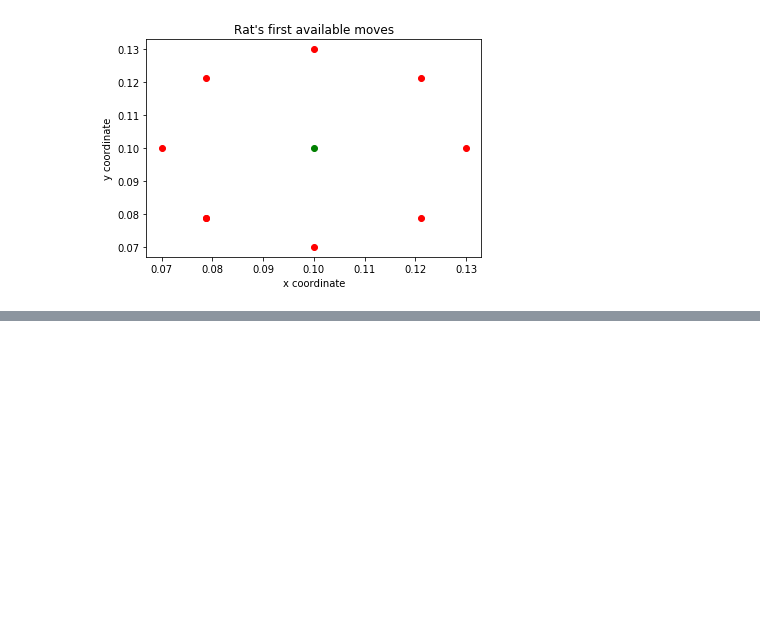
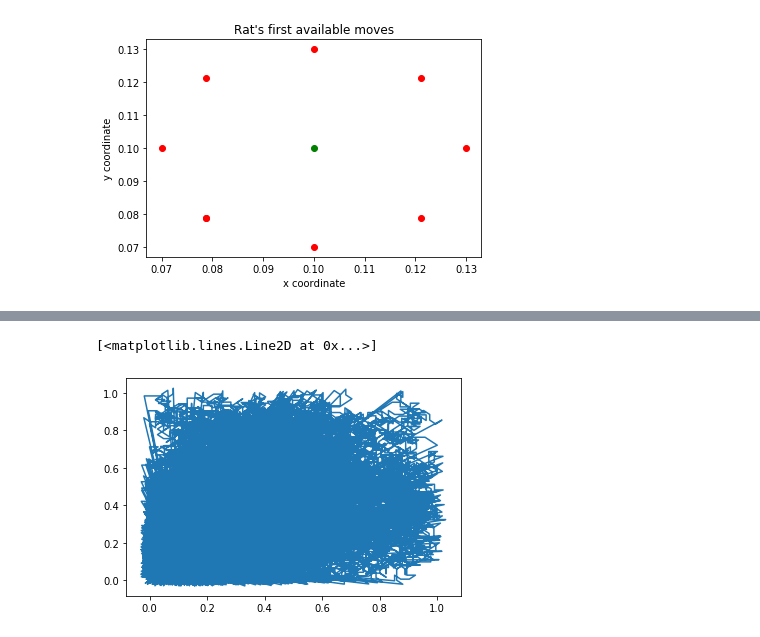
Before and after one commit to michaelhobbs/sarsa, a Jupyter notebook: sarsa.ipynb, the cells around one changed output, grey strips where cells are left out. Drawn from its saved outputs; the diff is of its cells as text; code cells hidden in the pictures; blank space fills up the shorter version.

```diff
--- a/sarsa.ipynb
+++ b/sarsa.ipynb
@@ -77,0 +105,5 @@ plt.show()
+# %%
+plt.plot(history[:, 0], history[:, 1])
+# %% [output]
+[<matplotlib.lines.Line2D at 0x...>]
+[figure, added]
```
Also changed, not shown: parts of 8 cells of this notebook, 1 other file.
